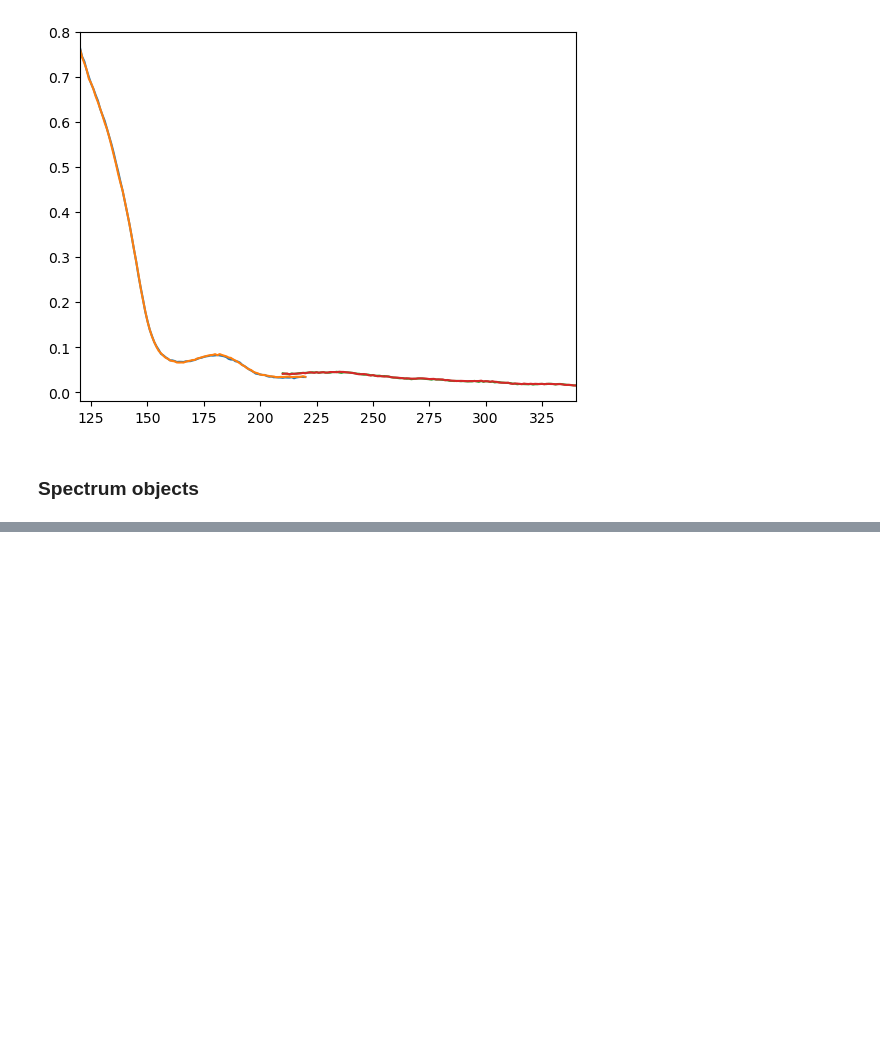
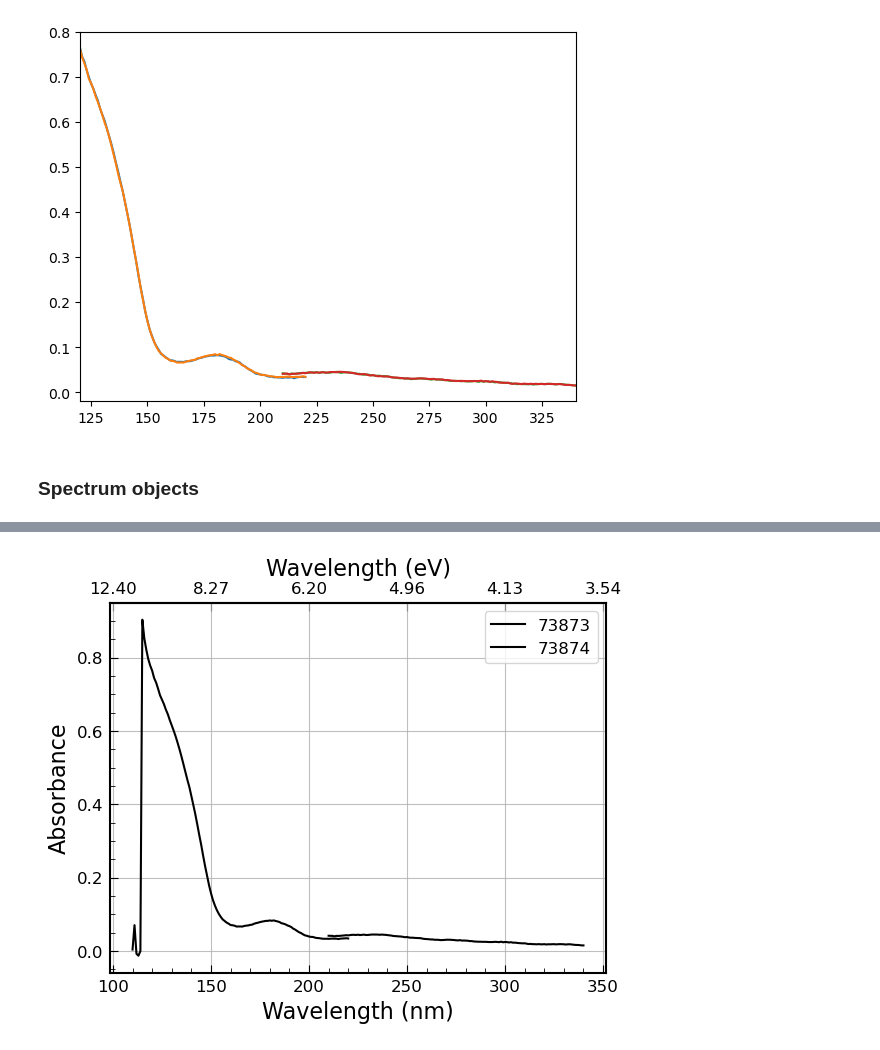
Before and after one commit to cassidy-andrew/AU-UV_ices, a Jupyter notebook: playground.ipynb, the cells around one changed output, grey strips where cells are left out. Drawn from its saved outputs; the diff is of its cells as text; code cells hidden in the pictures; blank space fills up the shorter version.

```diff
--- a/playground.ipynb
+++ b/playground.ipynb
@@ -70,0 +86,43 @@ tools.plot_absorbance([test_spectrum], xlim=(120, 340), ylim=(-0.02, 0.8))
+# %%
+bkgd_fname1 = path + "R73861.d01"
+sample_fname1 = path + "R73873.d01"
+
+bkgd_fname2 = path + "R73861.d02"
+sample_fname2 = path + "R73873.d02"
+
+# action, pressing "ok" in the edit window:
+
+spec1 = tools.Spectrum()
+spec1.change_name("73873")
+spec1.add_bkgd(bkgd_fname1)
+spec1.add_bkgd(bkgd_fname2)
+spec1.add_sample(sample_fname1)
+spec1.add_sample(sample_fname2)
+spec1.change_color("#000001")
+spec1.change_offset(0.0)
+spec1.average_scans()
+#tools.plot_absorbance([test_spectrum])
+
+
+bkgd_fname1 = path + "R73862.d01"
+sample_fname1 = path + "R73874.d01"
+
+bkgd_fname2 = path + "R73862.d02"
+sample_fname2 = path + "R73874.d02"
+
+# action, pressing "ok" in the edit window:
+
+spec2 = tools.Spectrum()
+spec2.change_name("73874")
+spec2.add_bkgd(bkgd_fname1)
+spec2.add_bkgd(bkgd_fname2)
+spec2.add_sample(sample_fname1)
+spec2.add_sample(sample_fname2)
+spec2.change_color("#000001")
+spec2.change_offset(0.0)
+spec2.average_scans()
+#tools.plot_absorbance([test_spectrum])
+# %%
+tools.plot_absorbance([spec1, spec2])
+# %% [output]
+[figure, added]
```
Also changed, not shown: parts of 15 cells of this notebook, 1 other file.
